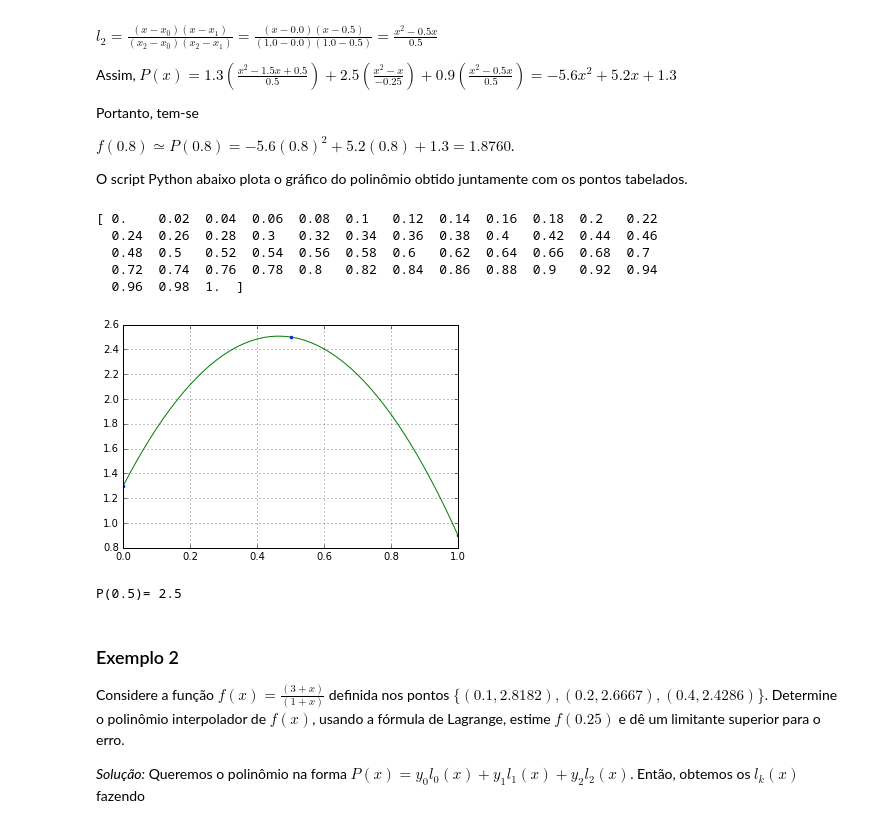
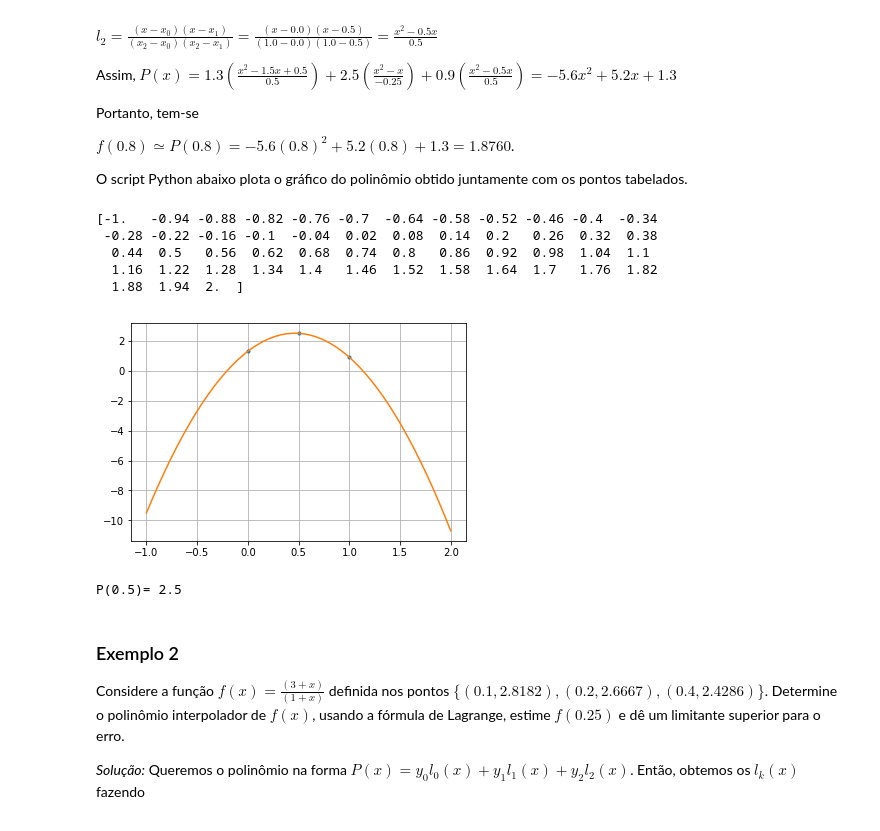
Before and after one commit to tiagoburiol/NUMETHODS, a Jupyter notebook: 5_INTERPOLACAO/5.2_formula_de_lagrange.ipynb, the cells around one changed output. Drawn from its saved outputs; the diff is of its cells as text; code cells hidden in the pictures.

```diff
--- a/5_INTERPOLACAO/5.2_formula_de_lagrange.ipynb
+++ b/5_INTERPOLACAO/5.2_formula_de_lagrange.ipynb
@@ -41,27 +41,27 @@ O script Python abaixo plota o gráfico do polinômio obtido juntamente com os p
 # %%
 % matplotlib inline
 import matplotlib.pyplot as plt
 import numpy as np
 
 x = [0.0, 0.5, 1.0]
 y = [1.3, 2.5, 0.9]
 
 def P(x): return  -5.6*x**2 + 5.2*x + 1.3
 
-xnew = np.linspace(x[0], x[-1], num=51)
+xnew = np.linspace(-1, 2, num=51)
 print (xnew)
 plt.plot(x, y, '.', xnew, P(xnew),'-', )
 plt.grid()
 plt.show()
 
 print ('P(0.5)=', P(0.5))
 # %% [output]
-[ 0.    0.02  0.04  0.06  0.08  0.1   0.12  0.14  0.16  0.18  0.2   0.22
-  0.24  0.26  0.28  0.3   0.32  0.34  0.36  0.38  0.4   0.42  0.44  0.46
-  0.48  0.5   0.52  0.54  0.56  0.58  0.6   0.62  0.64  0.66  0.68  0.7
-  0.72  0.74  0.76  0.78  0.8   0.82  0.84  0.86  0.88  0.9   0.92  0.94
-  0.96  0.98  1.  ]
+[-1.   -0.94 -0.88 -0.82 -0.76 -0.7  -0.64 -0.58 -0.52 -0.46 -0.4  -0.34
+ -0.28 -0.22 -0.16 -0.1  -0.04  0.02  0.08  0.14  0.2   0.26  0.32  0.38
+  0.44  0.5   0.56  0.62  0.68  0.74  0.8   0.86  0.92  0.98  1.04  1.1
+  1.16  1.22  1.28  1.34  1.4   1.46  1.52  1.58  1.64  1.7   1.76  1.82
+  1.88  1.94  2.  ]
-[figure, old version]
+[figure, new version]
 P(0.5)= 2.5
 # %% [markdown]
 ### Exemplo 2
```
Also changed, not shown: 9 other files.
